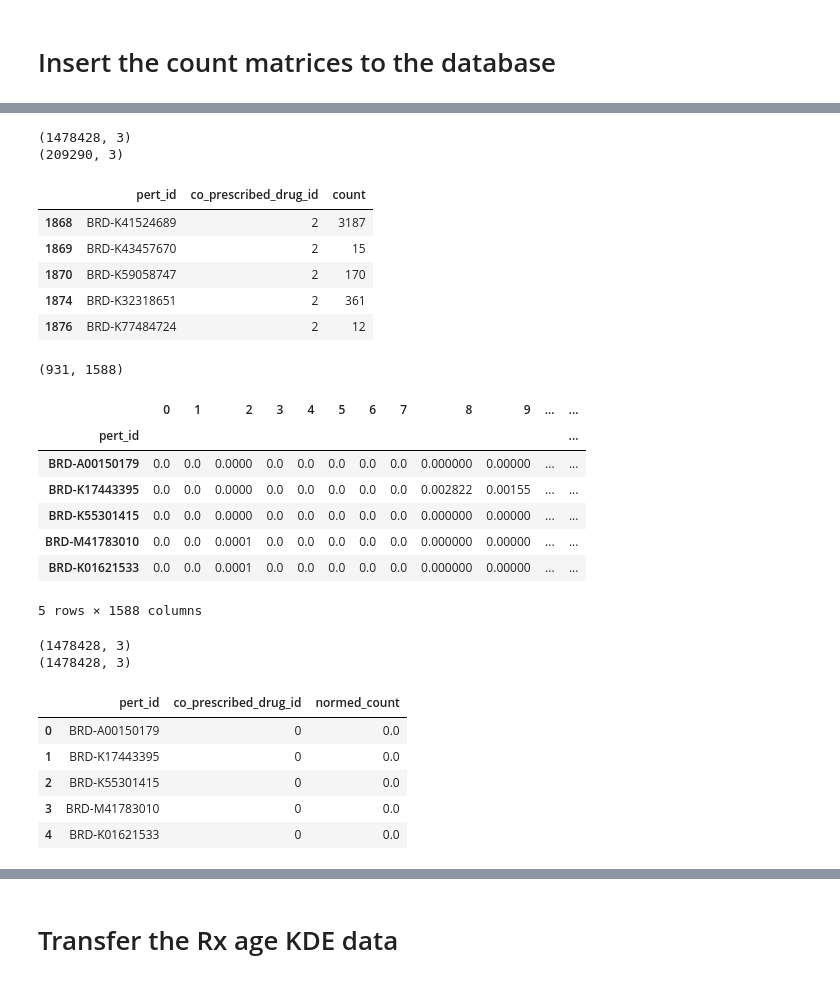
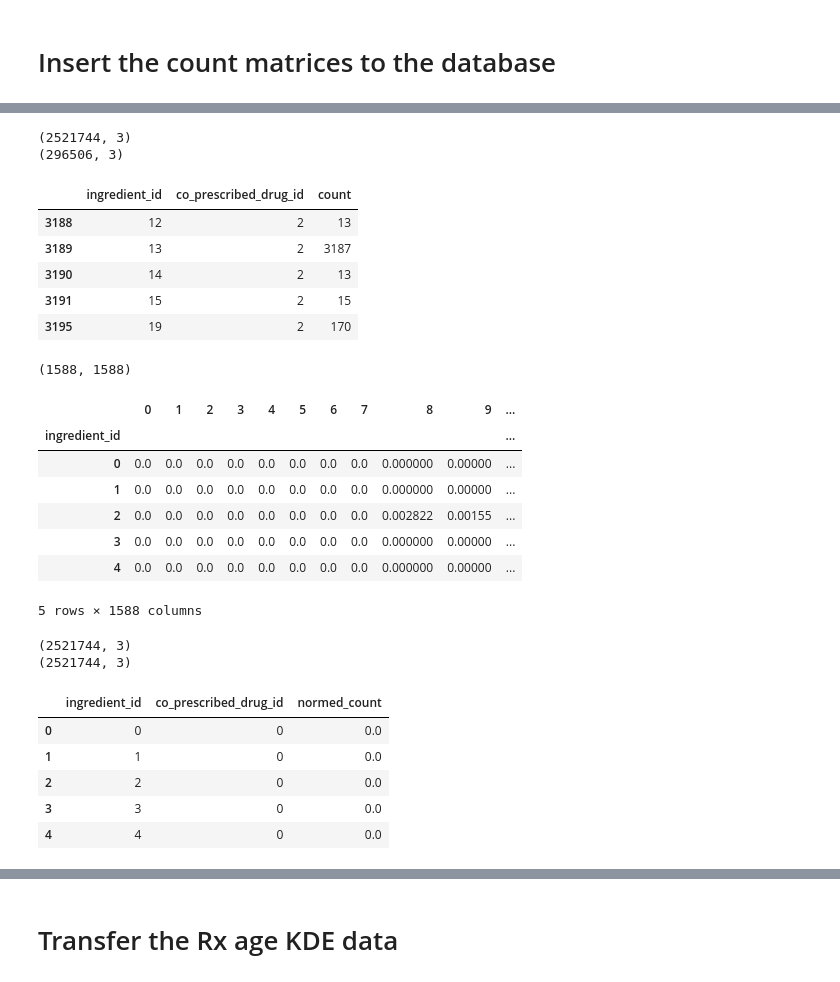
Before and after one commit to MaayanLab/L1000FWD, a Jupyter notebook: notebooks/Organize_data_from_EMR.ipynb, the cells around one changed output, grey strips where cells are left out. Drawn from its saved outputs; the diff is of its cells as text; code cells hidden in the pictures.

```diff
--- a/notebooks/Organize_data_from_EMR.ipynb
+++ b/notebooks/Organize_data_from_EMR.ipynb
@@ -620,6 +647,7 @@ d_id_diagnosis = dict(zip(id_diagnoses.index, id_diagnoses['diagnosis']))
 # %%
 rx_names = np.array([d_id_ingredient.get(i, None) for i in range(rx_rx_counts.shape[0])])
 rx_pert_ids = np.array([d_ingredient_id_pert_id.get(i, None) for i in range(rx_rx_counts.shape[0])])
+ingredient_ids = np.arange(rx_rx_counts.shape[0])
 # print rx_pert_ids
 
 rx_pert_ids_mask = pd.isnull(rx_pert_ids)
@@ -628,13 +656,13 @@ rx_names_mask = pd.isnull(rx_names)
 print rx_names_mask.sum(), rx_pert_ids_mask.sum()
 print rx_names_mask.shape, rx_pert_ids_mask.shape
 
-rx_rx_counts_df = pd.DataFrame(rx_rx_counts[~rx_pert_ids_mask][:, ~rx_names_mask],
-                               index=rx_pert_ids[~rx_pert_ids_mask],
+rx_rx_counts_df = pd.DataFrame(rx_rx_counts,
+                               index=ingredient_ids,
 #                                columns=rx_names[~rx_names_mask]
-                               columns=np.arange(rx_rx_counts.shape[0])[~rx_names_mask]
+                               columns=ingredient_ids
                               )
 print rx_rx_counts_df.shape
-rx_rx_counts_df.index.name='pert_id'
+rx_rx_counts_df.index.name='ingredient_id'
 rx_rx_counts_df.head()
 # %% [output]
 0 657
@@ -650,7 +678,7 @@ rx_rx_counts_df.head()
 5 rows × 1588 columns
 # %%
 rx_rx_counts_df = pd.melt(rx_rx_counts_df.reset_index(),
-                          id_vars=['pert_id'],
+                          id_vars=['ingredient_id'],
                           value_vars=rx_rx_counts_df.columns.tolist(),
 #                           var_name='co_prescribed_drug',
                           var_name='co_prescribed_drug_id',
@@ -661,36 +689,36 @@ rx_rx_counts_df = rx_rx_counts_df.query('count > 10')
 print rx_rx_counts_df.shape
 rx_rx_counts_df.head()
 # %% [output]
-(1478428, 3)
-(209290, 3)
+(2521744, 3)
+(296506, 3)
-|  | pert_id | co_prescribed_drug_id | count |
-| 1868 | BRD-K41524689 | 2 | 3187 |
-| 1869 | BRD-K43457670 | 2 | 15 |
-| 1870 | BRD-K59058747 | 2 | 170 |
-| 1874 | BRD-K32318651 | 2 | 361 |
-| 1876 | BRD-K77484724 | 2 | 12 |
+|  | ingredient_id | co_prescribed_drug_id | count |
+| 3188 | 12 | 2 | 13 |
+| 3189 | 13 | 2 | 3187 |
+| 3190 | 14 | 2 | 13 |
+| 3191 | 15 | 2 | 15 |
+| 3195 | 19 | 2 | 170 |
 # %%
-rx_rx_counts_normed_df = pd.DataFrame(rx_rx_counts_normed[~rx_pert_ids_mask][:, ~rx_names_mask],
-                                      index=rx_pert_ids[~rx_pert_ids_mask],
+rx_rx_counts_normed_df = pd.DataFrame(rx_rx_counts_normed,
+                                      index=ingredient_ids,
 #                                       columns=rx_names[~rx_names_mask]
-                                      columns=np.arange(rx_rx_counts.shape[0])[~rx_names_mask]
+                                      columns=ingredient_ids
                                      )
 print rx_rx_counts_normed_df.shape
-rx_rx_counts_normed_df.index.name='pert_id'
+rx_rx_counts_normed_df.index.name='ingredient_id'
 rx_rx_counts_normed_df.head()
 # %% [output]
-(931, 1588)
+(1588, 1588)
-|  | 0 | 1 | 2 | 3 | 4 | 5 | 6 | 7 | 8 | 9 | ... | ... |
-| pert_id |  |  |  |  |  |  |  |  |  |  |  | ... |
-| BRD-A00150179 | 0.0 | 0.0 | 0.0000 | 0.0 | 0.0 | 0.0 | 0.0 | 0.0 | 0.000000 | 0.00000 | ... | ... |
-| BRD-K17443395 | 0.0 | 0.0 | 0.0000 | 0.0 | 0.0 | 0.0 | 0.0 | 0.0 | 0.002822 | 0.00155 | ... | ... |
-| BRD-K55301415 | 0.0 | 0.0 | 0.0000 | 0.0 | 0.0 | 0.0 | 0.0 | 0.0 | 0.000000 | 0.00000 | ... | ... |
-| BRD-M41783010 | 0.0 | 0.0 | 0.0001 | 0.0 | 0.0 | 0.0 | 0.0 | 0.0 | 0.000000 | 0.00000 | ... | ... |
-| BRD-K01621533 | 0.0 | 0.0 | 0.0001 | 0.0 | 0.0 | 0.0 | 0.0 | 0.0 | 0.000000 | 0.00000 | ... | ... |
+|  | 0 | 1 | 2 | 3 | 4 | 5 | 6 | 7 | 8 | 9 | ... |
+| ingredient_id |  |  |  |  |  |  |  |  |  |  | ... |
+| 0 | 0.0 | 0.0 | 0.0 | 0.0 | 0.0 | 0.0 | 0.0 | 0.0 | 0.000000 | 0.00000 | ... |
+| 1 | 0.0 | 0.0 | 0.0 | 0.0 | 0.0 | 0.0 | 0.0 | 0.0 | 0.000000 | 0.00000 | ... |
+| 2 | 0.0 | 0.0 | 0.0 | 0.0 | 0.0 | 0.0 | 0.0 | 0.0 | 0.002822 | 0.00155 | ... |
+| 3 | 0.0 | 0.0 | 0.0 | 0.0 | 0.0 | 0.0 | 0.0 | 0.0 | 0.000000 | 0.00000 | ... |
+| 4 | 0.0 | 0.0 | 0.0 | 0.0 | 0.0 | 0.0 | 0.0 | 0.0 | 0.000000 | 0.00000 | ... |
 5 rows × 1588 columns
 # %%
 rx_rx_counts_normed_df = pd.melt(rx_rx_counts_normed_df.reset_index(),
-                          id_vars=['pert_id'],
+                          id_vars=['ingredient_id'],
                           value_vars=rx_rx_counts_normed_df.columns.tolist(),
                           var_name='co_prescribed_drug_id',
                           value_name='normed_count',
@@ -699,14 +727,14 @@ print rx_rx_counts_normed_df.shape
 print rx_rx_counts_normed_df.shape
 rx_rx_counts_normed_df.head()
 # %% [output]
-(1478428, 3)
-(1478428, 3)
+(2521744, 3)
+(2521744, 3)
-|  | pert_id | co_prescribed_drug_id | normed_count |
-| 0 | BRD-A00150179 | 0 | 0.0 |
-| 1 | BRD-K17443395 | 0 | 0.0 |
-| 2 | BRD-K55301415 | 0 | 0.0 |
-| 3 | BRD-M41783010 | 0 | 0.0 |
-| 4 | BRD-K01621533 | 0 | 0.0 |
+|  | ingredient_id | co_prescribed_drug_id | normed_count |
+| 0 | 0 | 0 | 0.0 |
+| 1 | 1 | 0 | 0.0 |
+| 2 | 2 | 0 | 0.0 |
+| 3 | 3 | 0 | 0.0 |
+| 4 | 4 | 0 | 0.0 |
 # %%
 rx_rx_counts_normed_df.loc[rx_rx_counts_df.index[:10]]
 # Add the normed_count as a column of the rx_rx_counts_df
```
Also changed, not shown: parts of 24 cells of this notebook.
